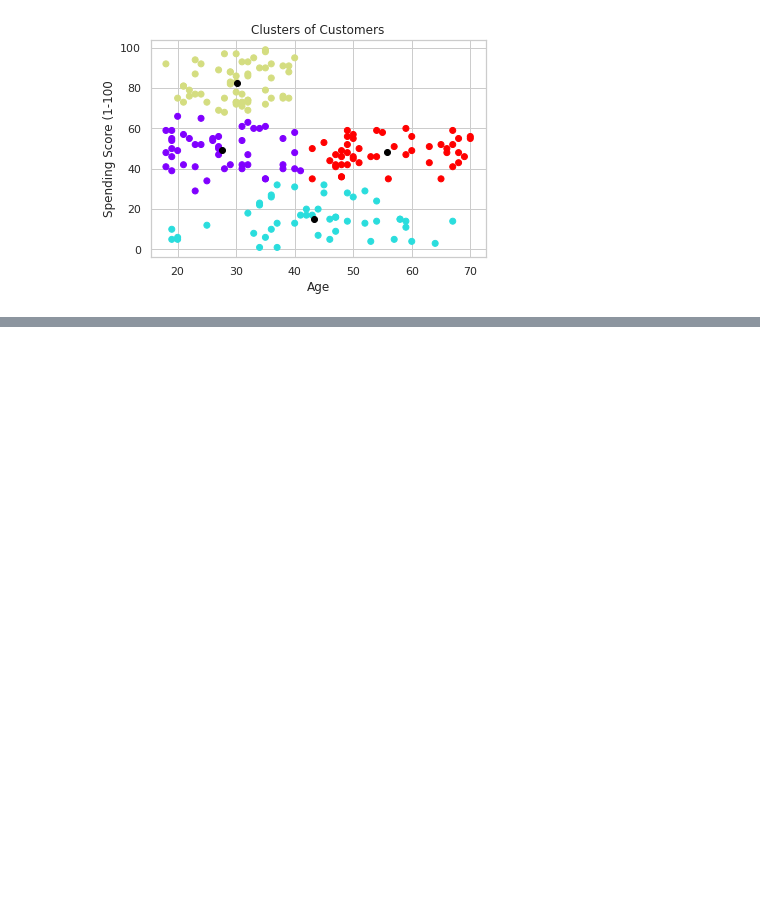
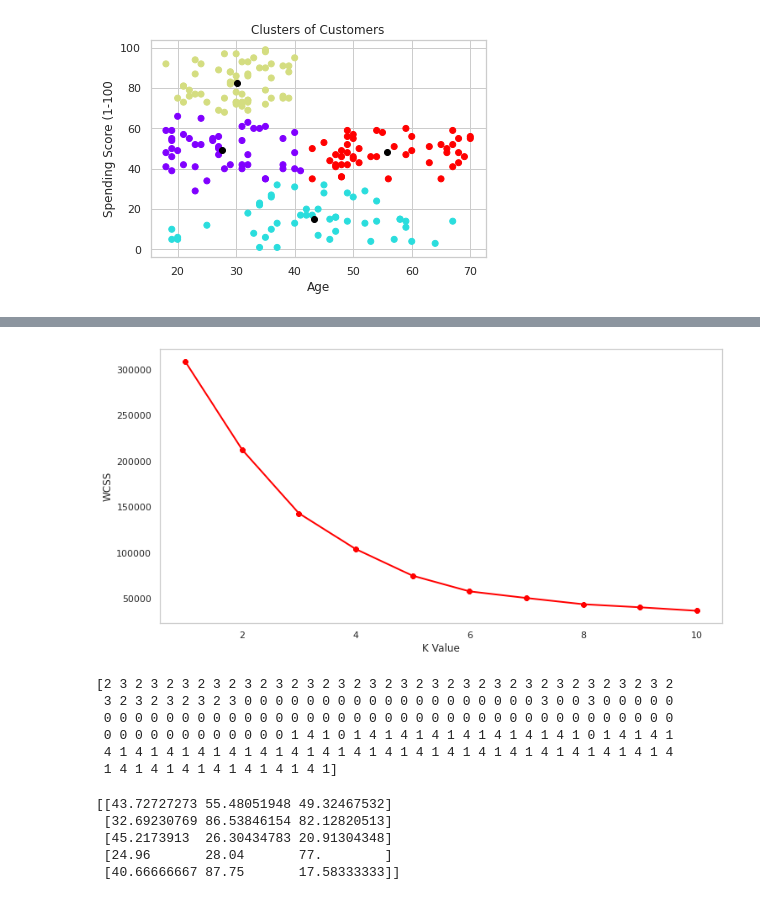
Before and after one commit to anandasofficial/C-Programs, a Jupyter notebook: CustomerSegmentation.ipynb, the cells around one changed output, grey strips where cells are left out. Cells and saved outputs as stored; diff of their text form; code cells hidden in the pictures; blank space fills up the shorter version.

```diff
--- a/CustomerSegmentation.ipynb
+++ b/CustomerSegmentation.ipynb
@@ -209,0 +254,34 @@ plt.show()
+# %%
+X3=df.iloc[:,1:]
+wcss = []
+for k in range(1,11):
+  kmeans=KMeans(n_clusters=k,init="k-means++")
+  kmeans.fit(X3)
+  wcss.append(kmeans.inertia_)
+plt.figure(figsize=(12,6))
+plt.grid()
+plt.plot(range(1,11), wcss, linewidth=2, color="red", marker="8")
+plt.xlabel("K Value")
+plt.ylabel("WCSS")
+plt.show()
+# %% [output]
+[figure, added]
+# %%
+kmeans=KMeans(n_clusters=5)
+label=kmeans.fit_predict(X3)
+print(label)
+# %% [output]
+[2 3 2 3 2 3 2 3 2 3 2 3 2 3 2 3 2 3 2 3 2 3 2 3 2 3 2 3 2 3 2 3 2 3 2 3 2
+ 3 2 3 2 3 2 3 2 3 0 0 0 0 0 0 0 0 0 0 0 0 0 0 0 0 0 0 0 3 0 0 3 0 0 0 0 0
+ 0 0 0 0 0 0 0 0 0 0 0 0 0 0 0 0 0 0 0 0 0 0 0 0 0 0 0 0 0 0 0 0 0 0 0 0 0
+ 0 0 0 0 0 0 0 0 0 0 0 0 1 4 1 0 1 4 1 4 1 4 1 4 1 4 1 4 1 4 1 0 1 4 1 4 1
+ 4 1 4 1 4 1 4 1 4 1 4 1 4 1 4 1 4 1 4 1 4 1 4 1 4 1 4 1 4 1 4 1 4 1 4 1 4
+ 1 4 1 4 1 4 1 4 1 4 1 4 1 4 1]
+# %%
+print(kmeans.cluster_centers_)
+# %% [output]
+[[43.72727273 55.48051948 49.32467532]
+ [32.69230769 86.53846154 82.12820513]
+ [45.2173913  26.30434783 20.91304348]
+ [24.96       28.04       77.        ]
+ [40.66666667 87.75       17.58333333]]
```
Also changed, not shown: parts of 4 cells of this notebook.
